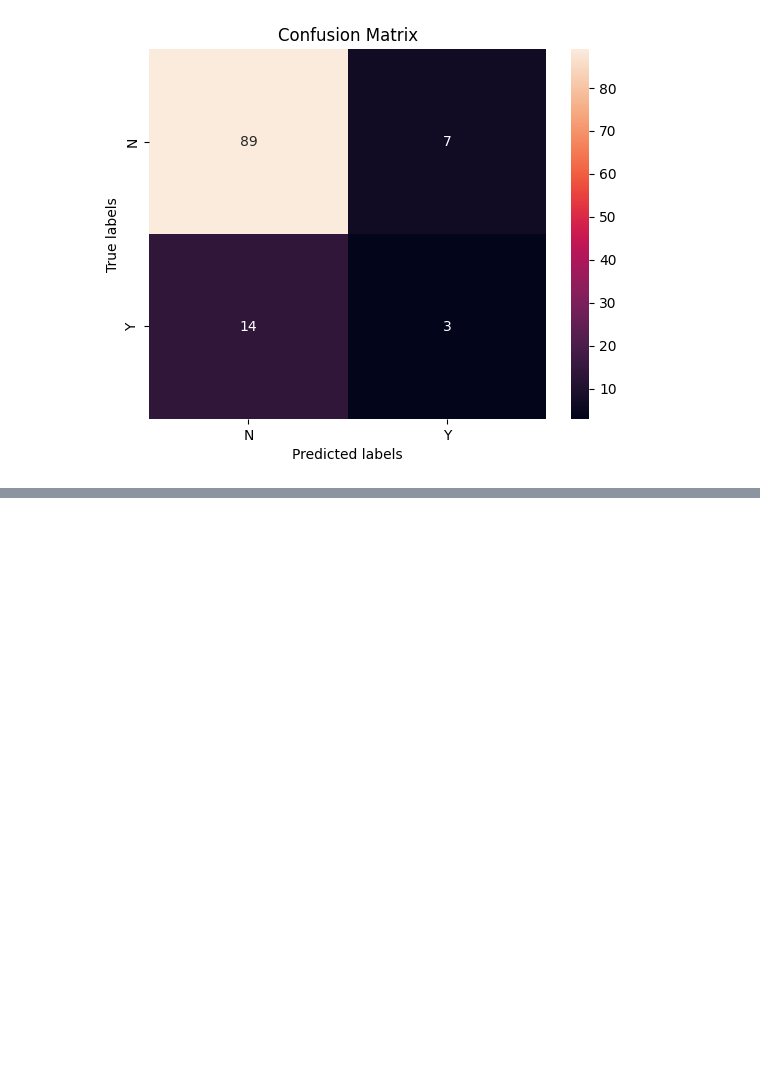
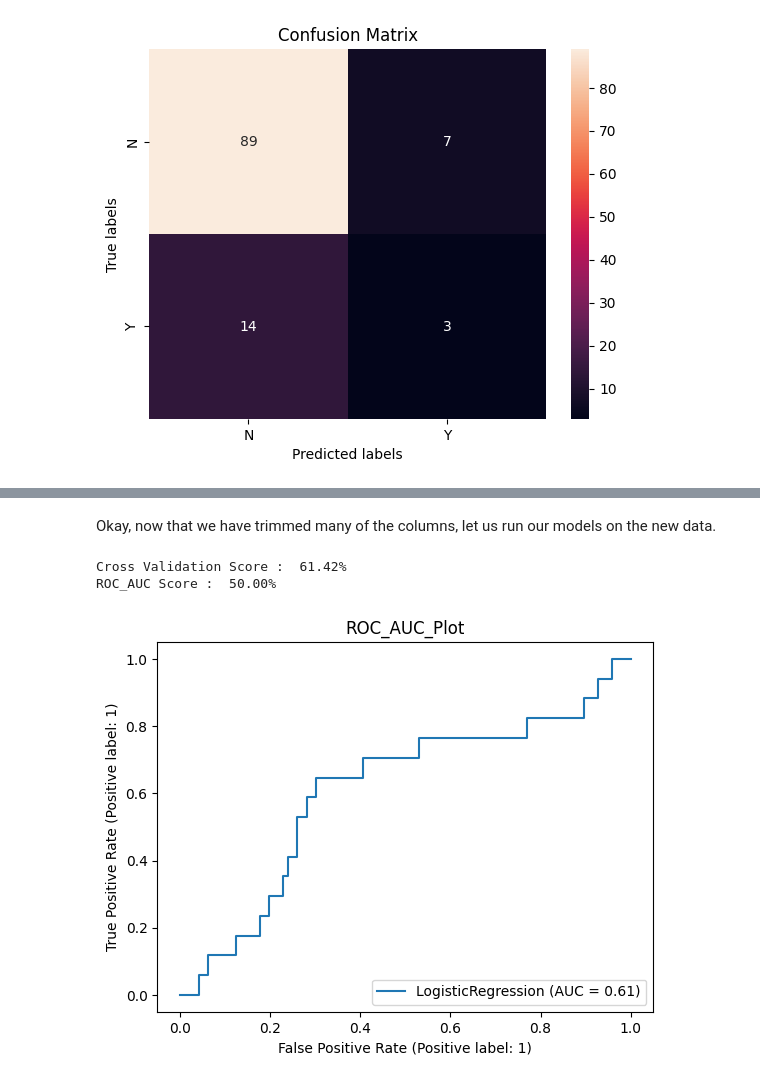
Before and after one commit to zbailey1/ws-predictions, a Jupyter notebook: WS Predictions.ipynb, the cells around one changed output, grey strips where cells are left out. Cells and saved outputs as stored; diff of their text form; code cells hidden in the pictures; blank space fills up the shorter version.

```diff
--- a/WS Predictions.ipynb
+++ b/WS Predictions.ipynb
@@ -214,0 +270,39 @@ pretty_confusion(y_test, y_pred)
+# %% [markdown]
+Okay, now that we have trimmed many of the columns, let us run our models on the new data.
+# %%
+y = (teams.WSWin == 'Y')*1
+# %%
+X_train, X_test, y_train, y_test = train_test_split(X, y, test_size=0.33, stratify=y, random_state=65537)
+# %%
+def model(classifier,X_train,y_train,X_test,y_test):
+
+    classifier.fit(X_train,y_train)
+    prediction = classifier.predict(X_test)
+    cv = RepeatedStratifiedKFold(n_splits = 10,n_repeats = 3,random_state = 1)
+    print("Cross Validation Score : ",'{0:.2%}'.format(cross_val_score(classifier,X_train,y_train,cv = cv,scoring = 'roc_auc').mean()))
+    print("ROC_AUC Score : ",'{0:.2%}'.format(roc_auc_score(y_test,prediction)))
+    plot_roc_curve(classifier, X_test, y_test)
+    plt.title('ROC_AUC_Plot')
+    plt.show()
+
+def model_evaluation(classifier,X_test,y_test):
+
+    # Confusion Matrix
+    cm = confusion_matrix(y_test,classifier.predict(X_test))
+    names = ['True Neg','False Pos','False Neg','True Pos']
+    counts = [value for value in cm.flatten()]
+    percentages = ['{0:.2%}'.format(value) for value in cm.flatten()/np.sum(cm)]
+    labels = [f'{v1}\n{v2}\n{v3}' for v1, v2, v3 in zip(names,counts,percentages)]
+    labels = np.asarray(labels).reshape(2,2)
+    sns.heatmap(cm,annot = labels,cmap = 'Blues',fmt ='')
+
+    # Classification Report
+    print(classification_report(y_test,classifier.predict(X_test)))
+# %%
+glm = LogisticRegression(random_state = 65536, C=1, solver='liblinear', penalty='l2')
+# %%
+model(glm, X_train, y_train, X_test, y_test)
+# %% [output]
+Cross Validation Score :  61.42%
+ROC_AUC Score :  50.00%
+[figure, added]
```
Also changed, not shown: parts of 40 cells of this notebook.
